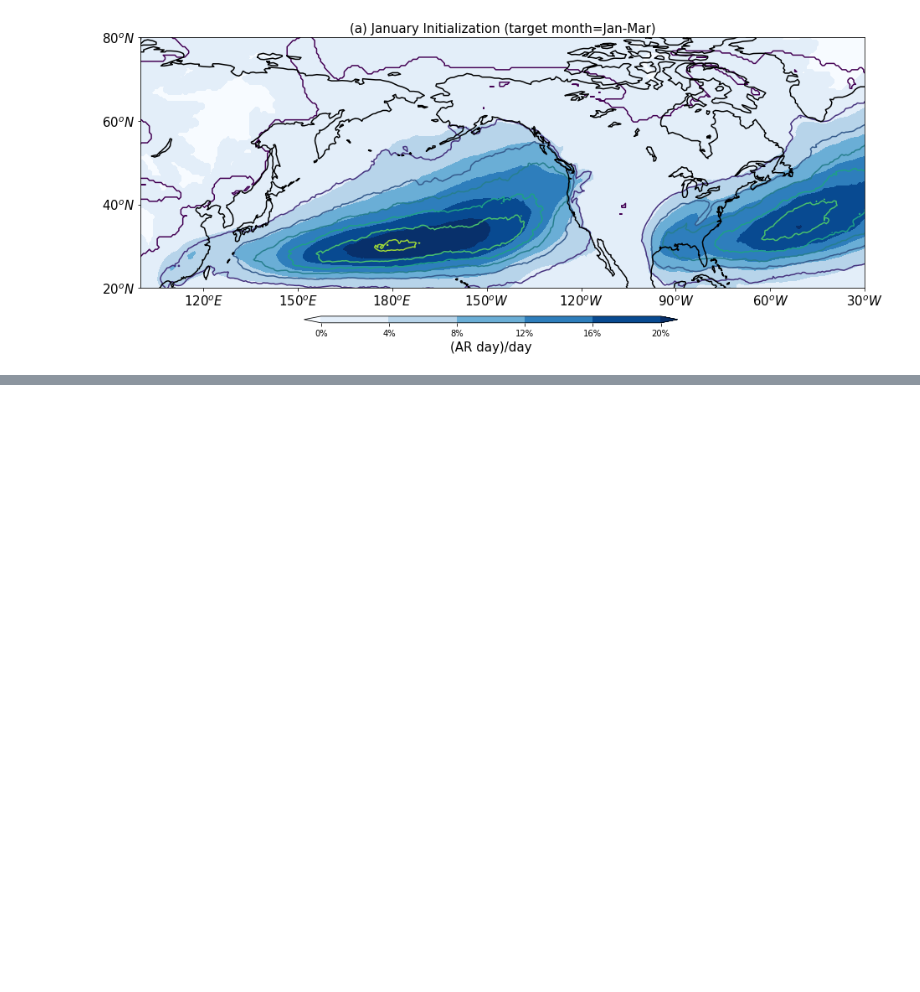
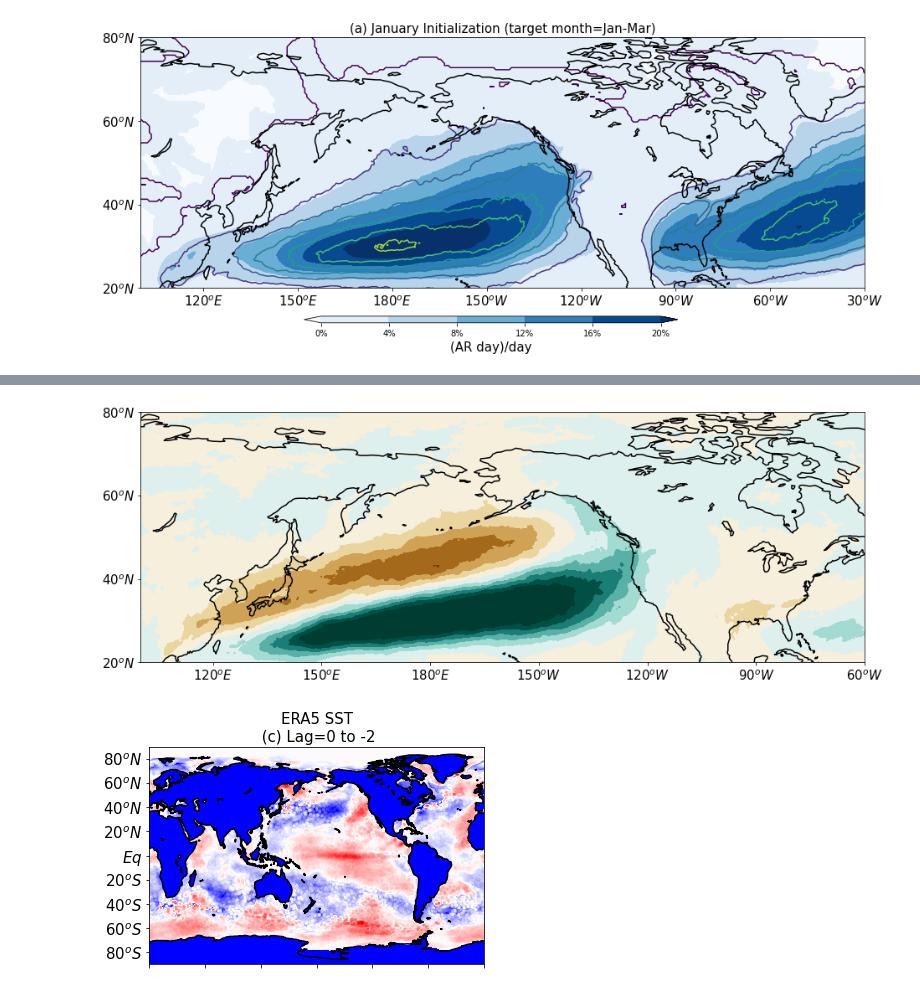
Before and after one commit to kuiper2000/kuiper2000.github.io, a Jupyter notebook: publication/AR_seasonal_prediction/PNAS_data.ipynb, the cells around one changed output, grey strips where cells are left out. Drawn from its saved outputs; the diff is of its cells as text; code cells hidden in the pictures; blank space fills up the shorter version.

```diff
--- a/publication/AR_seasonal_prediction/PNAS_data.ipynb
+++ b/publication/AR_seasonal_prediction/PNAS_data.ipynb
@@ -289,0 +331,40 @@ np.shape(Jan_skill)
+# %%
+#load file for Figure 4
+url             ='https://github.com/kuiper2000/kuiper2000.github.io/raw/master/publication/AR_seasonal_prediction/FIG4.npz'
+filename        = wget.download(url)
+data            = np.load('/content/FIG4.npz')
+SST1_obs        = data['SST1_obs']    # lag 0-2
+SST1_model      = data['SST1_model']  # lag 0-2
+SST2_obs        = data['SST2_obs']    # lag 3-5
+SST2_model      = data['SST2_model']  # lag 3-5
+SST3_obs        = data['SST3_obs']    # lag 6-8
+SST3_model      = data['SST3_model']  # lag 6-8
+EOF_obs_ar      = data['EOF_obs_ar']  # lag 0
+EOF_ar          = data['EOF_ar']      # lag 0
+u_composite     = data['u_composite']
+v_composite     = data['v_composite']
+
+fig=plt.figure()
+clevs2=np.arange(-0.05,0.06,0.01)
+cs=plt.contourf(xx,yy,EOF_obs_ar[0,:,:],clevs2,cmap='BrBG',extend='both')
+plt.plot(costal_lon,costal_lat,color='k')
+fig.set_size_inches(15.5, 5.5)
+plt.xlim(100,300)
+plt.xticks([120,150,180,210,240,270], [],fontsize=15)
+plt.ylim(20,75)
+plt.yticks([20,40,60,80], ['$20^oN$', '$40^oN$', '$60^oN$', '$80^oN$'],fontsize=15)
+plt.xticks([120,150,180,210,240,270,300], ['$120^oE$', '$150^oE$', '$180^oE$', '$150^oW$', '$120^oW$','$90^oW$','$60^oW$'],fontsize=15)
+
+
+clevs=np.arange(-0.3,0.31,0.01)
+plt.figure()
+plt.contourf(xx,yy,SST1_obs,clevs,extend='both',cmap='bwr')
+plt.plot(costal_lon,costal_lat,color='k')
+plt.xlim(0,360)
+plt.yticks([-80,-60,-40,-20,0, 20,40,60,80], ['$80^oS$', '$60^oS$', '$40^oS$', '$20^oS$', '$Eq$', '$20^oN$', '$40^oN$', '$60^oN$', '$80^oN$'],fontsize=15)
+plt.title('ERA5 SST\n (c) Lag=0 to -2',fontsize=15)
+plt.xticks([0, 60, 120, 180,240,300,360], ['', '','', '', '', '', ''],fontsize=15)
+fig.set_size_inches(15.5, 5.5)
+# %% [output]
+[figure, added]
+[figure, added]
```
Also changed, not shown: parts of 5 cells of this notebook, 1 other file.
